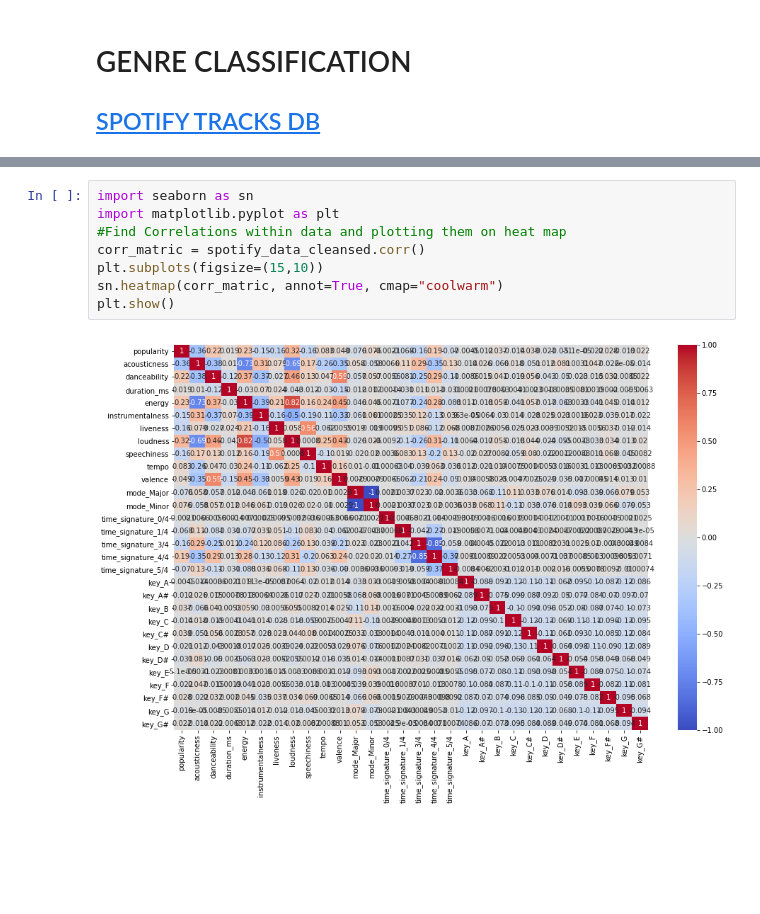
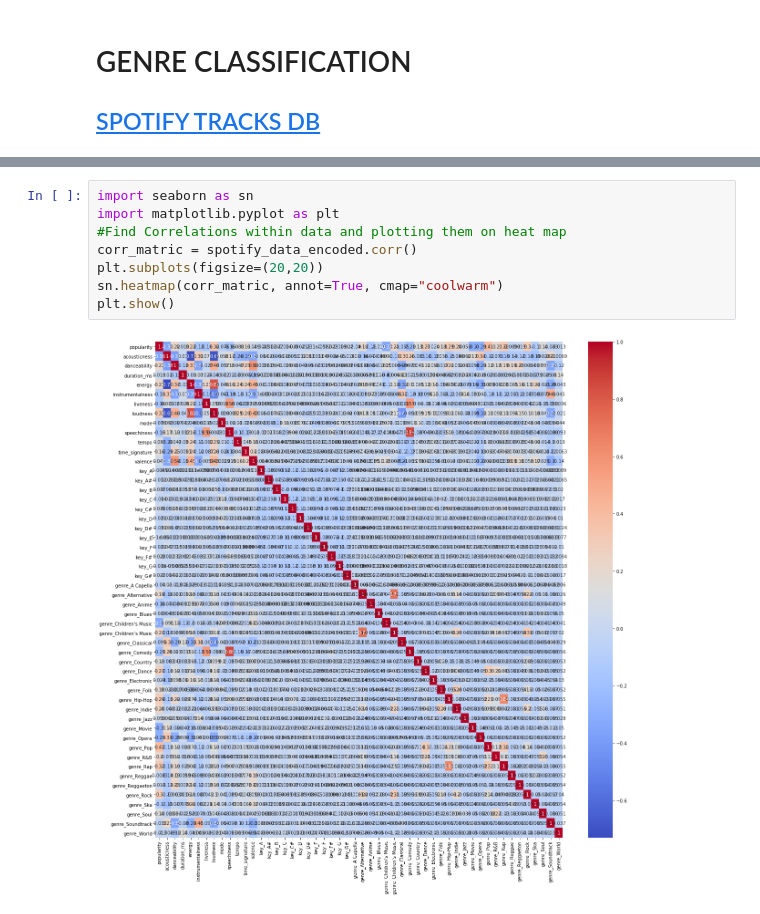
Before and after one commit to iarhbahsir/spotify-genre, a Jupyter notebook: DataCleaning.ipynb, the cells around one changed output, grey strips where cells are left out. Cells and saved outputs as stored; diff of their text form; blank space fills up the shorter version.

Commit message:
Finished Cleaning Data

```diff
--- a/DataCleaning.ipynb
+++ b/DataCleaning.ipynb
@@ -157,13 +200,13 @@ Unique genres:  ['Movie' 'R&B' 'A Capella' 'Alternative' 'Country' 'Dance' 'Elec
 # %%
 import seaborn as sn
 import matplotlib.pyplot as plt
 #Find Correlations within data and plotting them on heat map
-corr_matric = spotify_data_cleansed.corr()
-plt.subplots(figsize=(15,10))
+corr_matric = spotify_data_encoded.corr()
+plt.subplots(figsize=(20,20))
 sn.heatmap(corr_matric, annot=True, cmap="coolwarm")
 plt.show()
 # %% [output]
-[figure, old version]
+[figure, new version]
 # %%
 #Bar Chart to show distribution of Genres
 plt.subplots(figsize=(10,10))
```
Also changed, not shown: parts of 9 cells of this notebook, 1 other file.
